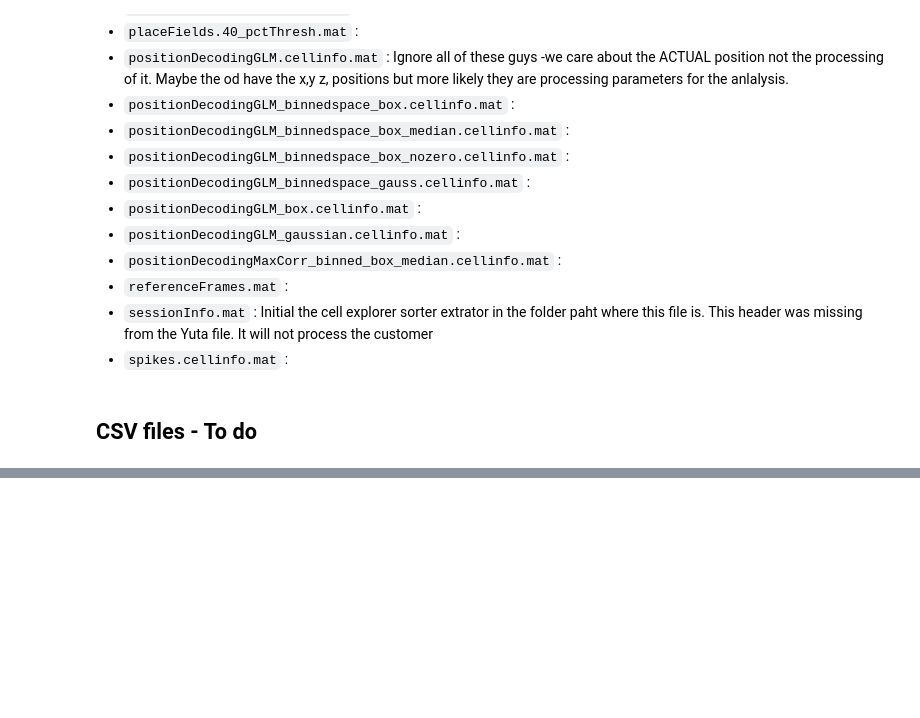
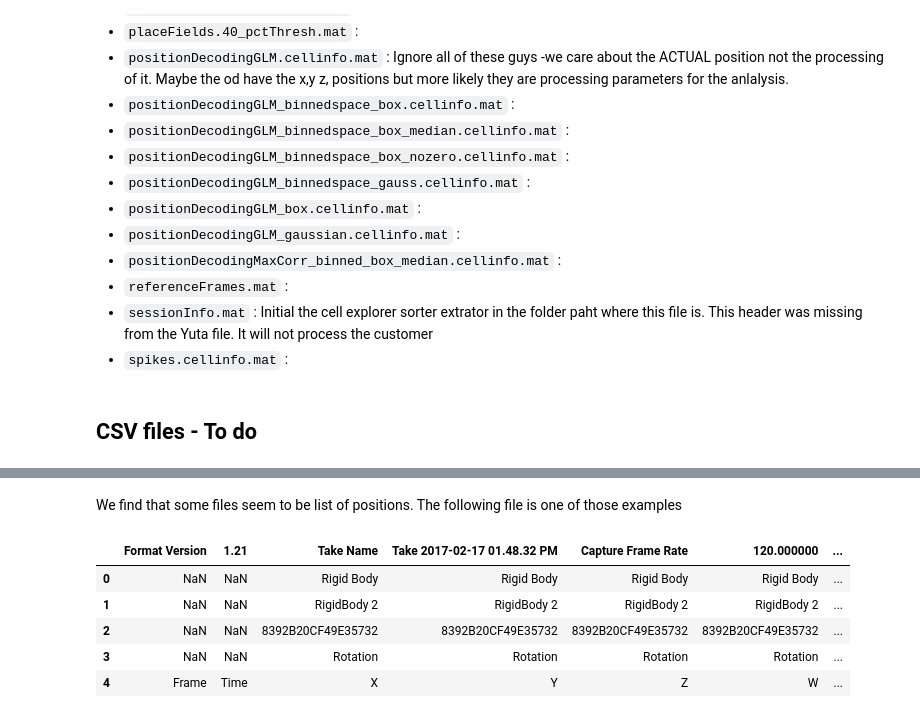
Before and after one commit to catalystneuro/buzsaki-lab-to-nwb, a Jupyter notebook: buzsaki_lab_to_nwb/tingley_code_septal/data_files_documentation.ipynb, the cells around one changed output, grey strips where cells are left out. Cells and saved outputs as stored; diff of their text form; code cells hidden in the pictures; blank space fills up the shorter version.

```diff
--- a/buzsaki_lab_to_nwb/tingley_code_septal/data_files_documentation.ipynb
+++ b/buzsaki_lab_to_nwb/tingley_code_septal/data_files_documentation.ipynb
@@ -383,0 +583,13 @@ file_path.is_dir()
+# %% [markdown]
+We find that some files seem to be list of positions. The following file is one of those examples
+# %%
+file_path = Path("/home/jovyan/globus_data/TingleyD/DT8/20170217_216um_1944um_merge/Session 2017-02-17/Take 2017-02-17 01.48.32 PM.csv")
+df_csv = pd.read_csv(file_path)
+df_csv.head()
+# %% [output]
+|  | Format Version | 1.21 | Take Name | Take 2017-02-17 01.48.32 PM | Capture Frame Rate | 120.000000 | ... |
+| 0 | NaN | NaN | Rigid Body | Rigid Body | Rigid Body | Rigid Body | ... |
+| 1 | NaN | NaN | RigidBody 2 | RigidBody 2 | RigidBody 2 | RigidBody 2 | ... |
+| 2 | NaN | NaN | 8392B20CF49E35732 | 8392B20CF49E35732 | 8392B20CF49E35732 | 8392B20CF49E35732 | ... |
+| 3 | NaN | NaN | Rotation | Rotation | Rotation | Rotation | ... |
+| 4 | Frame | Time | X | Y | Z | W | ... |
```
Also changed, not shown: parts of 32 cells of this notebook.
